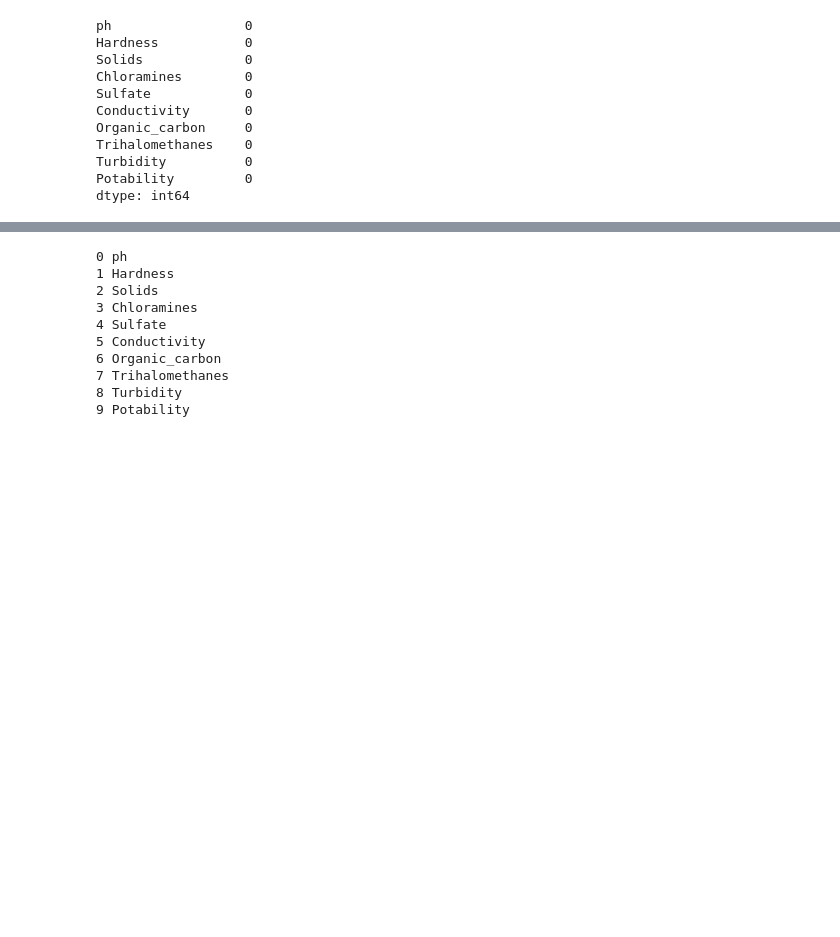
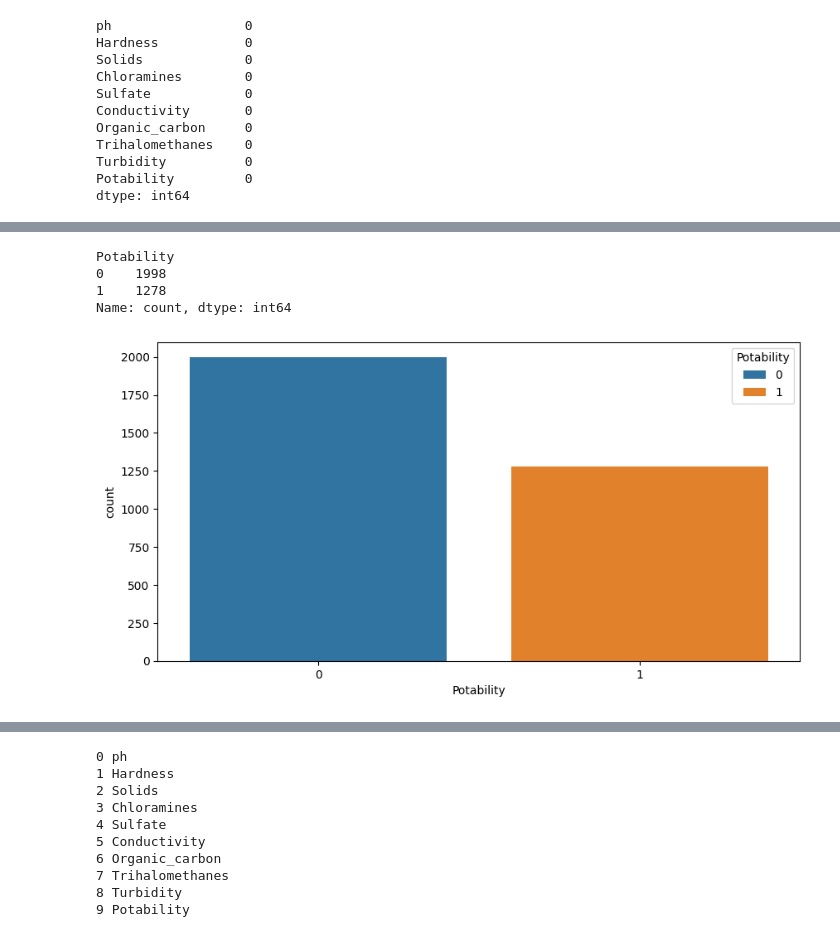
Before and after one commit to Diehgon/Curso-coderhouse-DS, a Jupyter notebook: 1° entrega.ipynb, the cells around one changed output, grey strips where cells are left out. Cells and saved outputs as stored; diff of their text form; code cells hidden in the pictures; blank space fills up the shorter version.

```diff
--- a/1° entrega.ipynb
+++ b/1° entrega.ipynb
@@ -156,0 +167,13 @@ df.describe().loc[['min', '50%', 'mean', 'max', 'std']].T.style.background_gradi
+# %%
+df.Potability.value_counts()
+# %% [output]
+Potability
+0    1998
+1    1278
+Name: count, dtype: int64
+# %%
+plt.figure(figsize=(10, 5))
+sns.countplot(x='Potability', data=df, hue='Potability')
+plt.show()
+# %% [output]
+[figure, added]
```
Also changed, not shown: parts of 8 cells of this notebook.
